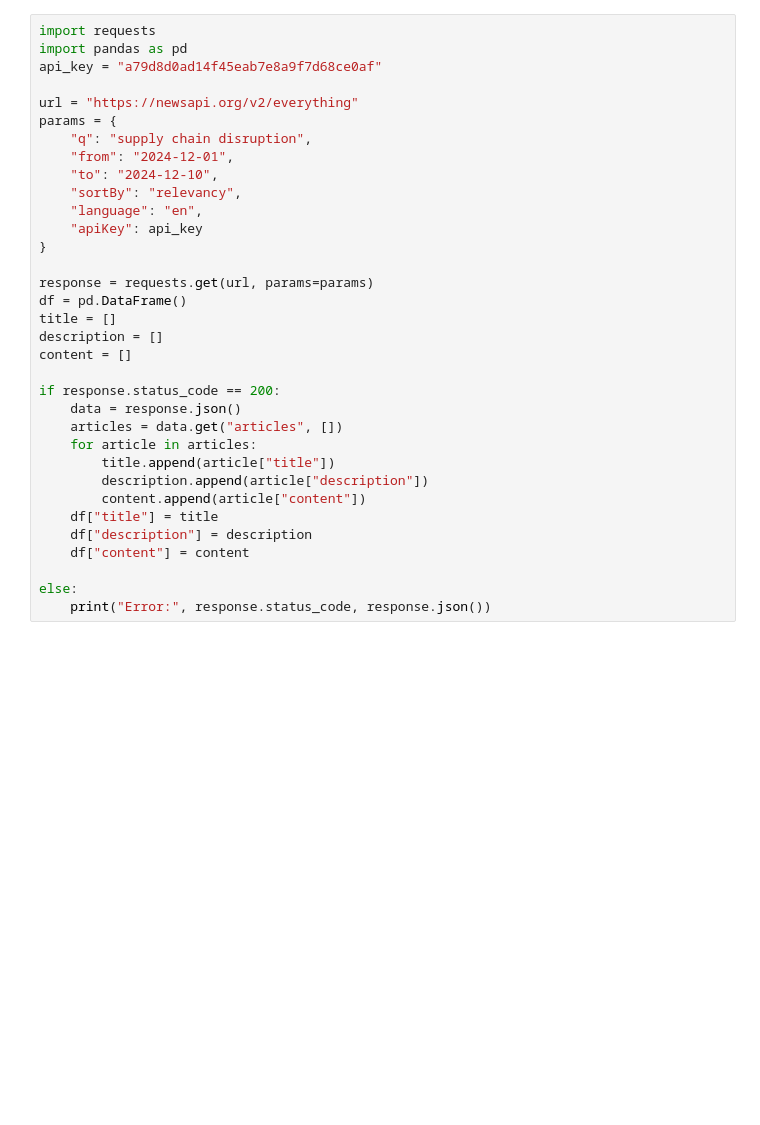
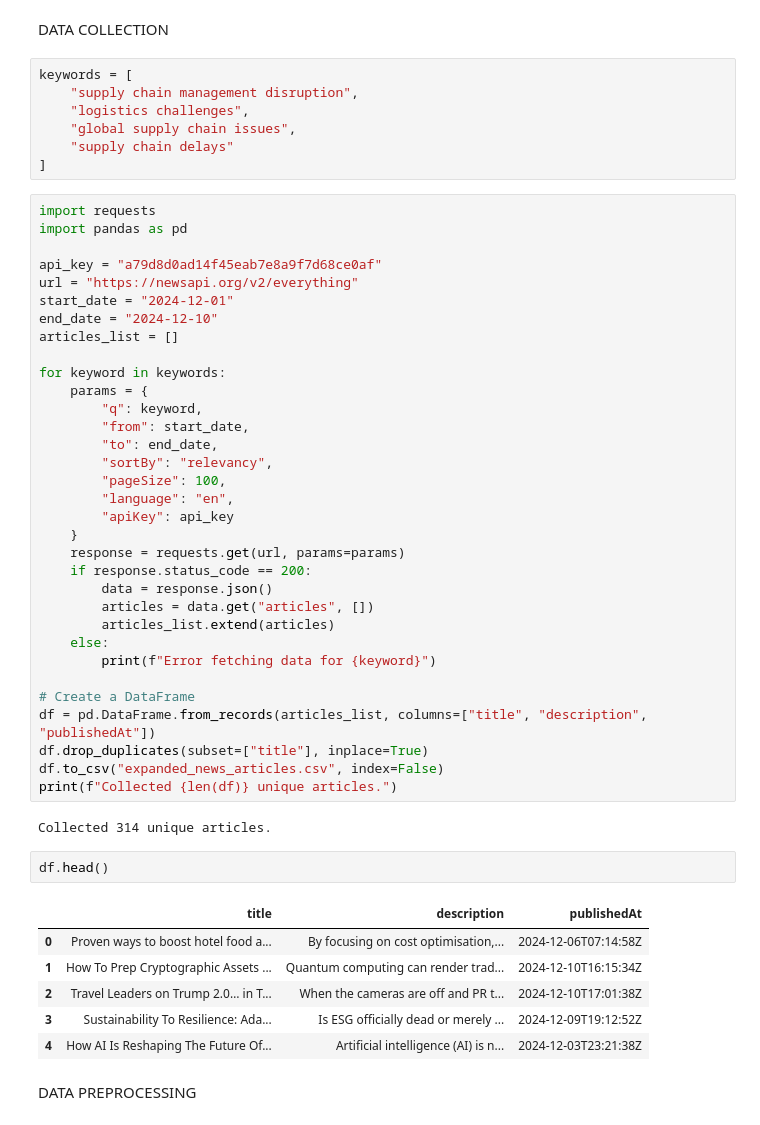
Before and after one commit to deepak12345678900/SupplyChainDisruption, a Jupyter notebook: supply_chain.ipynb, the cells around one changed output. Drawn from its saved outputs; the diff is of its cells as text; blank space fills up the shorter version.

```diff
--- a/supply_chain.ipynb
+++ b/supply_chain.ipynb
@@ -1,34 +1,55 @@
+# %% [markdown]
+DATA COLLECTION
+# %%
+keywords = [
+    "supply chain management disruption",
+    "logistics challenges",
+    "global supply chain issues",
+    "supply chain delays"
+]
 # %%
 import requests
 import pandas as pd
+
 api_key = "a79d8d0ad14f45eab7e8a9f7d68ce0af"
+url = "https://newsapi.org/v2/everything"
+start_date = "2024-12-01"
+end_date = "2024-12-10"
+articles_list = []
 
-url = "https://newsapi.org/v2/everything"
-params = {
-    "q": "supply chain disruption",
-    "from": "2024-12-01",
-    "to": "2024-12-10",
-    "sortBy": "relevancy",
-    "language": "en",
-    "apiKey": api_key
-}
+for keyword in keywords:
+    params = {
+        "q": keyword,
+        "from": start_date,
+        "to": end_date,
+        "sortBy": "relevancy",
+        "pageSize": 100,
+        "language": "en",
+        "apiKey": api_key
+    }
+    response = requests.get(url, params=params)
+    if response.status_code == 200:
+        data = response.json()
+        articles = data.get("articles", [])
+        articles_list.extend(articles)
+    else:
+        print(f"Error fetching data for {keyword}")
 
-response = requests.get(url, params=params)
-df = pd.DataFrame()
-title = []
-description = []
-content = []
-
-if response.status_code == 200:
-    data = response.json()
-    articles = data.get("articles", [])
-    for article in articles:
-        title.append(article["title"])
-        description.append(article["description"])
-        content.append(article["content"])
-    df["title"] = title
-    df["description"] = description
-    df["content"] = content
-
-else:
-    print("Error:", response.status_code, response.json())
+# Create a DataFrame
+df = pd.DataFrame.from_records(articles_list, columns=["title", "description", "publishedAt"])
+df.drop_duplicates(subset=["title"], inplace=True)
+df.to_csv("expanded_news_articles.csv", index=False)
+print(f"Collected {len(df)} unique articles.")
+# %% [output]
+Collected 314 unique articles.
+# %%
+df.head()
+# %% [output]
+|  | title | description | publishedAt |
+| 0 | Proven ways to boost hotel food a... | By focusing on cost optimisation,... | 2024-12-06T07:14:58Z |
+| 1 | How To Prep Cryptographic Assets ... | Quantum computing can render trad... | 2024-12-10T16:15:34Z |
+| 2 | Travel Leaders on Trump 2.0… in T... | When the cameras are off and PR t... | 2024-12-10T17:01:38Z |
+| 3 | Sustainability To Resilience: Ada... | Is ESG officially dead or merely ... | 2024-12-09T19:12:52Z |
+| 4 | How AI Is Reshaping The Future Of... | Artificial intelligence (AI) is n... | 2024-12-03T23:21:38Z |
+# %% [markdown]
+DATA PREPROCESSING
```
Also changed, not shown: parts of 10 cells of this notebook, 2 other files.
